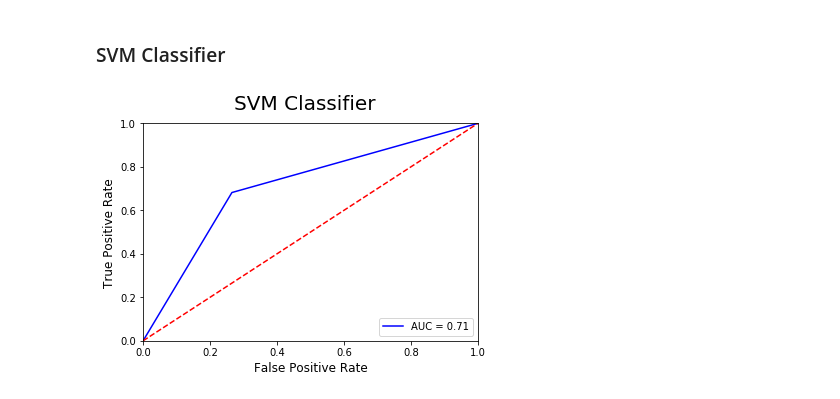
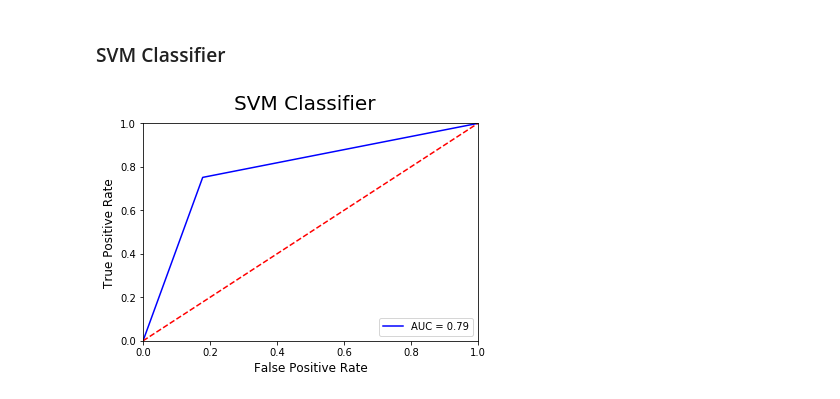
Before and after one commit to ShashankSharma26/Disaster-or-not-NLP-with-tweets, a Jupyter notebook: Data Modelling/Disaster or not- Data Modelling.ipynb, the cells around one changed output. Saved outputs shown, nothing was run; the diff lists cells and outputs as text; code cells hidden in the pictures.

Commit message:
Adding keyword to model

```diff
--- a/Data Modelling/Disaster or not- Data Modelling.ipynb
+++ b/Data Modelling/Disaster or not- Data Modelling.ipynb
@@ -116,0 +123,5 @@ df_train.groupby(['keyword','target']).agg('count').tail(200)
+# %%
+df_train = df_train.fillna(" ")
+df_train["text"] = df_train["text"] + " " + df_train["keyword"].astype(str)
+
+df_train.text.head(10)
@@ -125,7 +148,7 @@ def roc(pred_labels,modelname):
 
     fpr, tpr, threshold = metrics.roc_curve(y_test,pred_labels)
     auc = metrics.auc(fpr, tpr)
-    f = f1_score(y_test, Log_prediction)
+    f = f1_score(y_test, pred_labels)
     plt.plot(fpr, tpr, 'b', label = 'AUC = %0.2f' % auc)
     plt.legend(loc = 'lower right')
     plt.plot([0, 1], [0, 1],'r--')
@@ -237,13 +260,13 @@ model_result = model_result.append({'Model':'Decision Tree Classifier','AUC ROC'
 # %%
 svm_classifier = Pipeline([('vect', CountVectorizer(ngram_range=(1,2))),
                           ('tfidf', TfidfTransformer()),
                            ('knn', SGDClassifier())])
 
 svm_model = svm_classifier.fit(X_train, y_train)
 
 svm_prediction = svm_model.predict(X_test)
-auc,f = roc(dt_prediction,'SVM Classifier')
+auc,f = roc(svm_prediction,'SVM Classifier')
 
 model_result = model_result.append({'Model':'SVM Classifier','AUC ROC': auc,'F1':f}, ignore_index=True)
 # %% [output]
-[figure, old version]
+[figure, new version]
```
Also changed, not shown: parts of 8 cells of this notebook.
